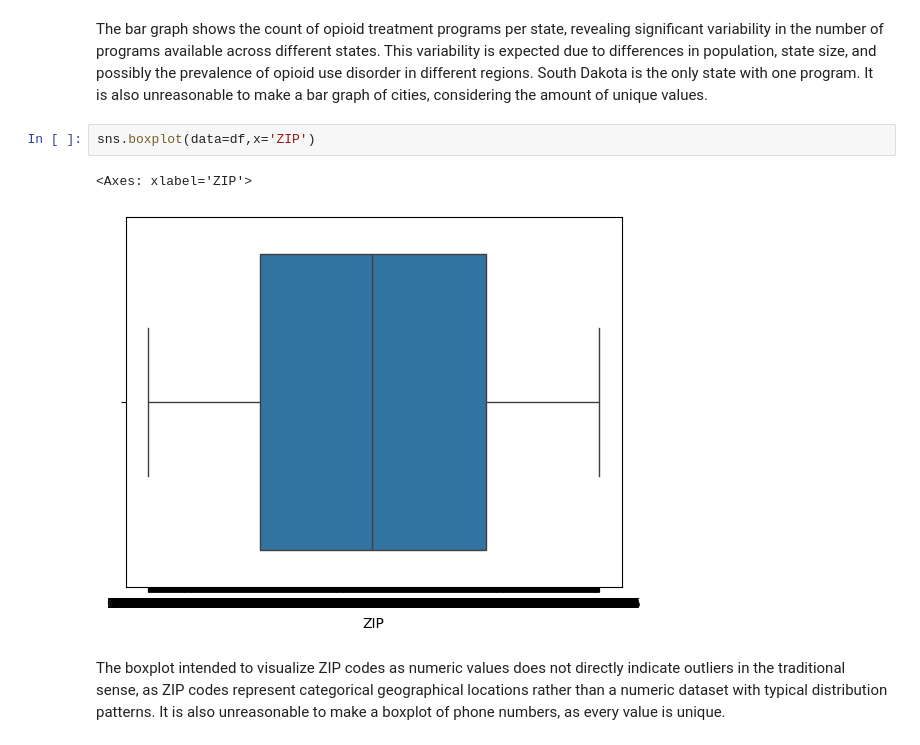
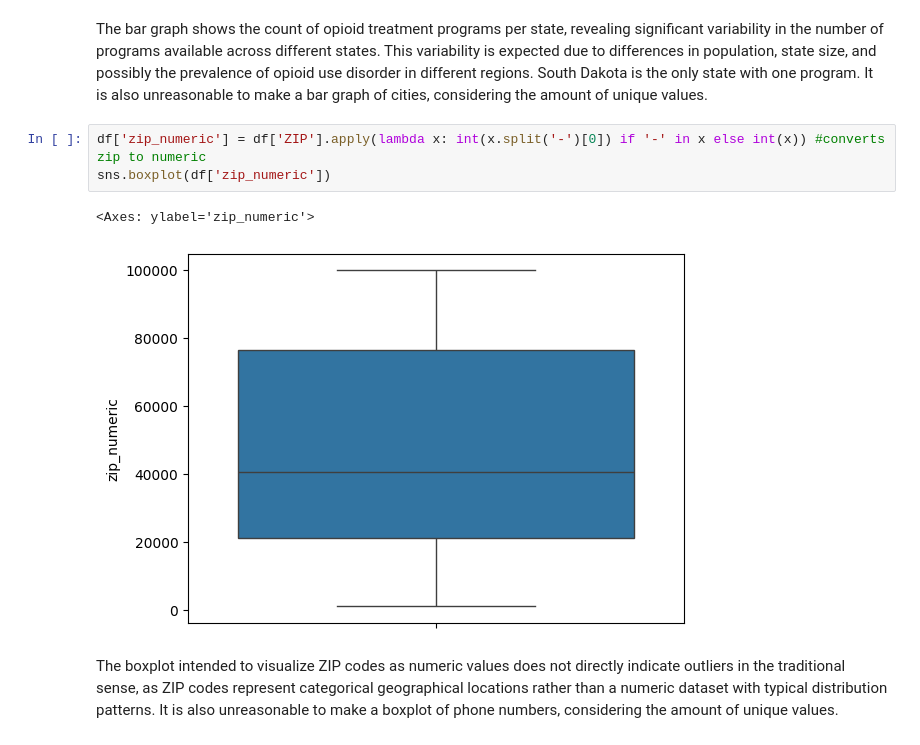
Before and after one commit to fourchain40/visualization, a Jupyter notebook: assignment/assignment.ipynb, the cells around one changed output. Saved outputs shown, nothing was run; the diff lists cells and outputs as text.

```diff
--- a/assignment/assignment.ipynb
+++ b/assignment/assignment.ipynb
@@ -283,9 +276,10 @@ sns.barplot(x=state_counts.index, y=state_counts.values)
 # %% [markdown]
 The bar graph shows the count of opioid treatment programs per state, revealing significant variability in the number of programs available across different states. This variability is expected due to differences in population, state size, and possibly the prevalence of opioid use disorder in different regions. South Dakota is the only state with one program. It is also unreasonable to make a bar graph of cities, considering the amount of unique values.
 # %%
-sns.boxplot(data=df,x='ZIP')
+df['zip_numeric'] = df['ZIP'].apply(lambda x: int(x.split('-')[0]) if '-' in x else int(x)) #converts zip to numeric
+sns.boxplot(df['zip_numeric'])
 # %% [output]
-<Axes: xlabel='ZIP'>
+<Axes: ylabel='zip_numeric'>
-[figure, old version]
+[figure, new version]
 # %% [markdown]
-The boxplot intended to visualize ZIP codes as numeric values does not directly indicate outliers in the traditional sense, as ZIP codes represent categorical geographical locations rather than a numeric dataset with typical distribution patterns. It is also unreasonable to make a boxplot of phone numbers, as every value is unique.
+The boxplot intended to visualize ZIP codes as numeric values does not directly indicate outliers in the traditional sense, as ZIP codes represent categorical geographical locations rather than a numeric dataset with typical distribution patterns. It is also unreasonable to make a boxplot of phone numbers, considering the amount of unique values.
```
Also changed, not shown: parts of 8 cells of this notebook.
